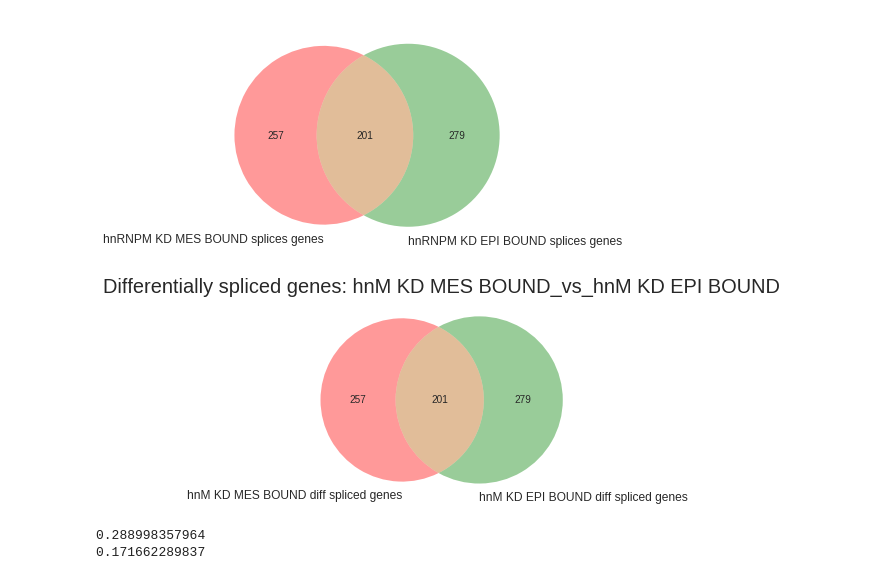
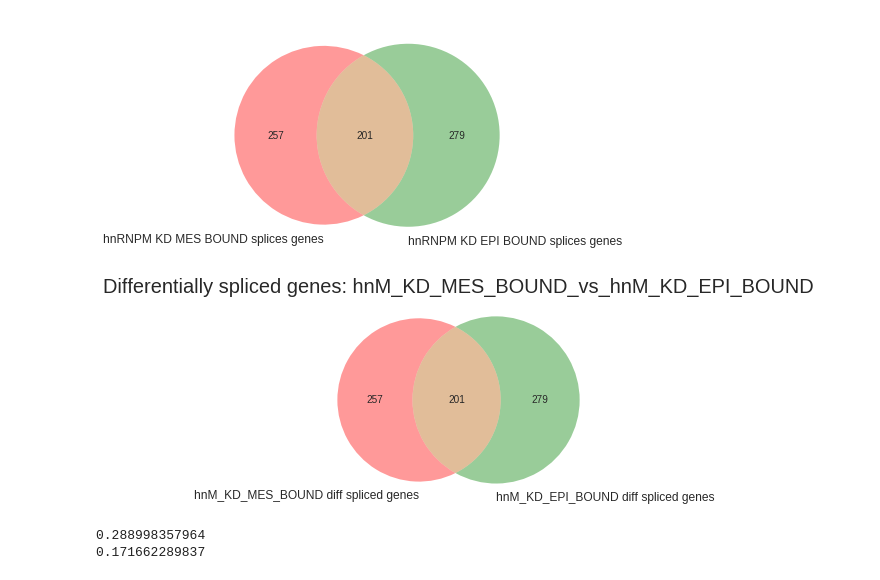
Before and after one commit to seharvey2012/programmatic_analysis, a Jupyter notebook: getting_clipper_to_work/clipper_runs_working_with_individual_rt_stops/splicing_event_centric_analysis_individual_rt_stops.ipynb, the cells around one changed output. Cells and saved outputs as stored; diff of their text form; code cells hidden in the pictures.

```diff
--- a/getting_clipper_to_work/clipper_runs_working_with_individual_rt_stops/splicing_event_centric_analysis_individual_rt_stops.ipynb
+++ b/getting_clipper_to_work/clipper_runs_working_with_individual_rt_stops/splicing_event_centric_analysis_individual_rt_stops.ipynb
@@ -1351,33 +1351,33 @@ cc1_cc4_v_intersect_df_filtered = pd.concat([cc1_cc2_v_intersect_df_filtered,cc3
 # %%
 from itertools import izip_longest
 def compare_spliced_and_spliced(cuff_df,mats_df,sample_name_1,sample_name_2):
     plt.figure(figsize=(5,5))
     plt.title('Differentially spliced genes: '+sample_name_1+'_vs_'+sample_name_2,fontsize=20)
     cuff_set = set(cuff_df.ens_gene.tolist())
     cuff_list = list(cuff_set)
     cuff_list.insert(0,sample_name_1+'_all_spliced_genes')
     mats_set = set(mats_df.ens_gene.tolist())
     mats_list = list(mats_set)
     mats_list.insert(0,sample_name_2+'_all_spliced_genes')
     intersection = list(cuff_set.intersection(mats_set))
     intersection.insert(0,sample_name_1+'_'+sample_name_2+'_intersection')
     gene_diff_only = list(cuff_set.difference(mats_set))
     gene_diff_only.insert(0,sample_name_1+'_splice_only')
     splice_diff_only = list(mats_set.difference(cuff_set))
     splice_diff_only.insert(0,sample_name_2+'_splice_only')
     mplv.venn2([set(cuff_df.ens_gene.tolist()),set(mats_df.ens_gene.tolist())],set_labels=(sample_name_1+' diff spliced genes',sample_name_2+' diff spliced genes'))
 
     #combine the list
     megalist = [cuff_list,mats_list,intersection,gene_diff_only,splice_diff_only]
 
     #now write to file
     with open('master_go_analysis/'+sample_name_1+'_vs_'+sample_name_2+'_splicing.txt','w') as f:
         writer = csv.writer(f,'textdialect')
         writer.writerows(izip_longest(*megalist,fillvalue=""))
 
-compare_spliced_and_spliced(cc1_cc4_v_intersect_df_filtered,hh5_hh6_v_intersect_df_filtered,'hnM KD MES BOUND','hnM KD EPI BOUND')
+compare_spliced_and_spliced(cc1_cc4_v_intersect_df_filtered,hh5_hh6_v_intersect_df_filtered,'hnM_KD_MES_BOUND','hnM_KD_EPI_BOUND')
 # %% [output]
-[figure, old version]
+[figure, new version]
 # %%
 #Per Chonghui's suggestion - plot hnRNPM binding in against hnRNPM dependent delta psi
 #Do this first for whole exon, then for other categories as well, including distal introns
```
Also changed, not shown: 1 other file.
